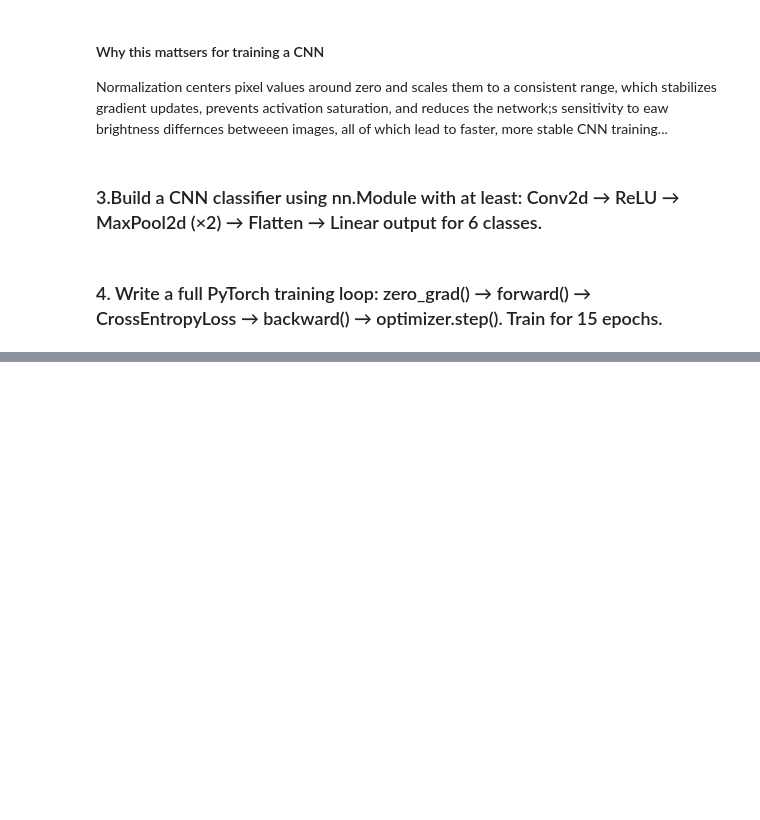
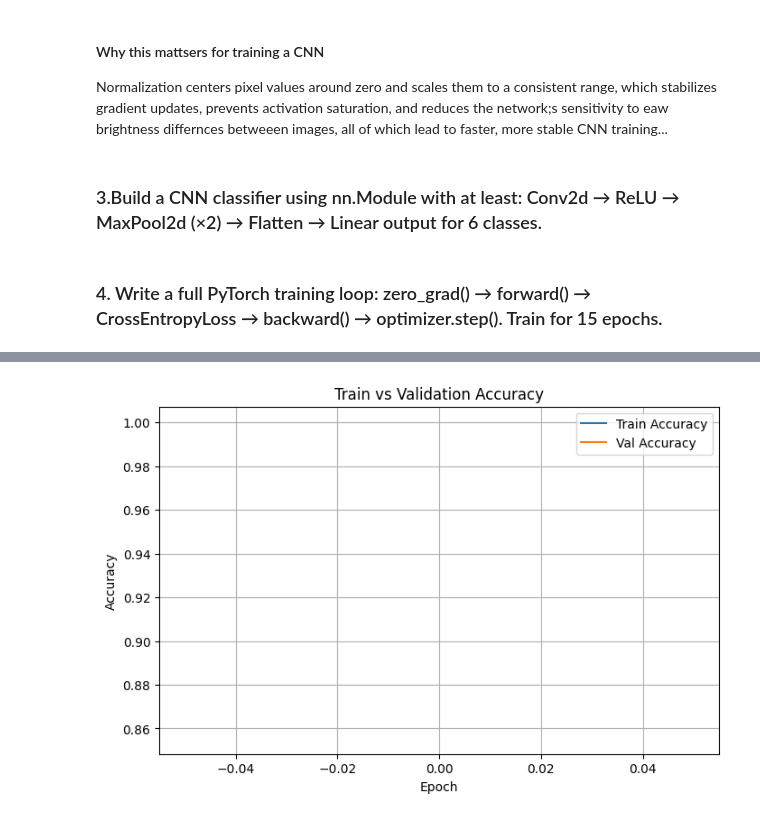
Before and after one commit to un1u3/ml-labs, a Jupyter notebook: fusemachines-2026/phase3/assignment1/NEU_Surface_Defect.ipynb, the cells around one changed output, grey strips where cells are left out. Saved outputs shown, nothing was run; the diff lists cells and outputs as text; code cells hidden in the pictures; blank space fills up the shorter version.

```diff
--- a/fusemachines-2026/phase3/assignment1/NEU_Surface_Defect.ipynb
+++ b/fusemachines-2026/phase3/assignment1/NEU_Surface_Defect.ipynb
@@ -672,0 +681,12 @@ plt.show()
+# %%
+plt.figure(figsize=(8, 5))
+plt.plot(train_acc, label="Train Accuracy")
+plt.plot(val_acc, label="Val Accuracy")
+plt.xlabel("Epoch")
+plt.ylabel("Accuracy")
+plt.title("Train vs Validation Accuracy")
+plt.legend()
+plt.grid(True)
+plt.show()
+# %% [output]
+[figure, added]
```
Also changed, not shown: parts of 2 cells of this notebook.
